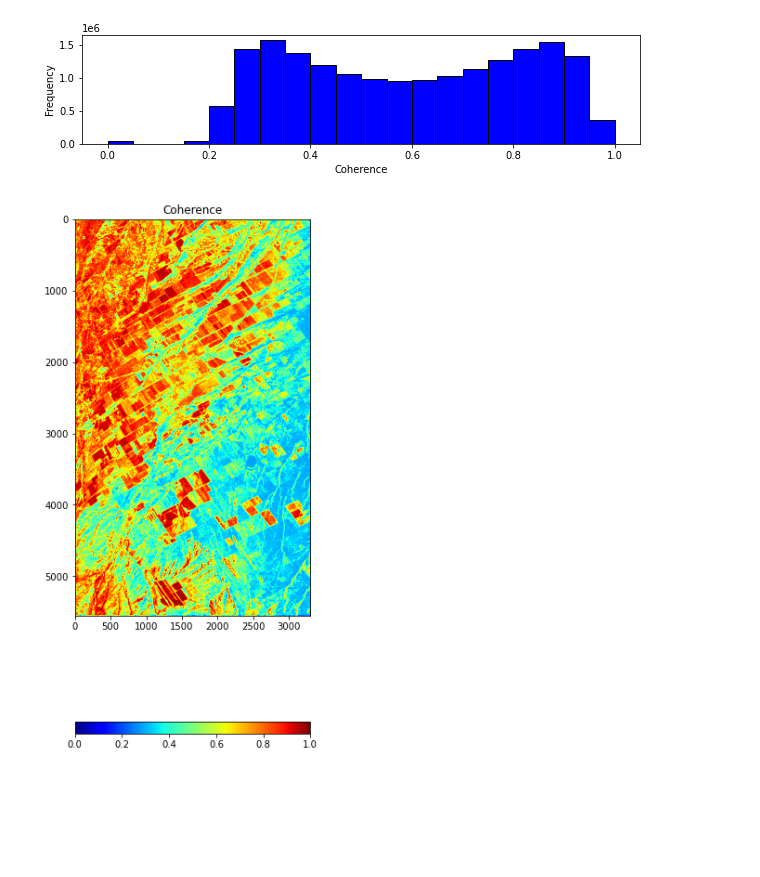
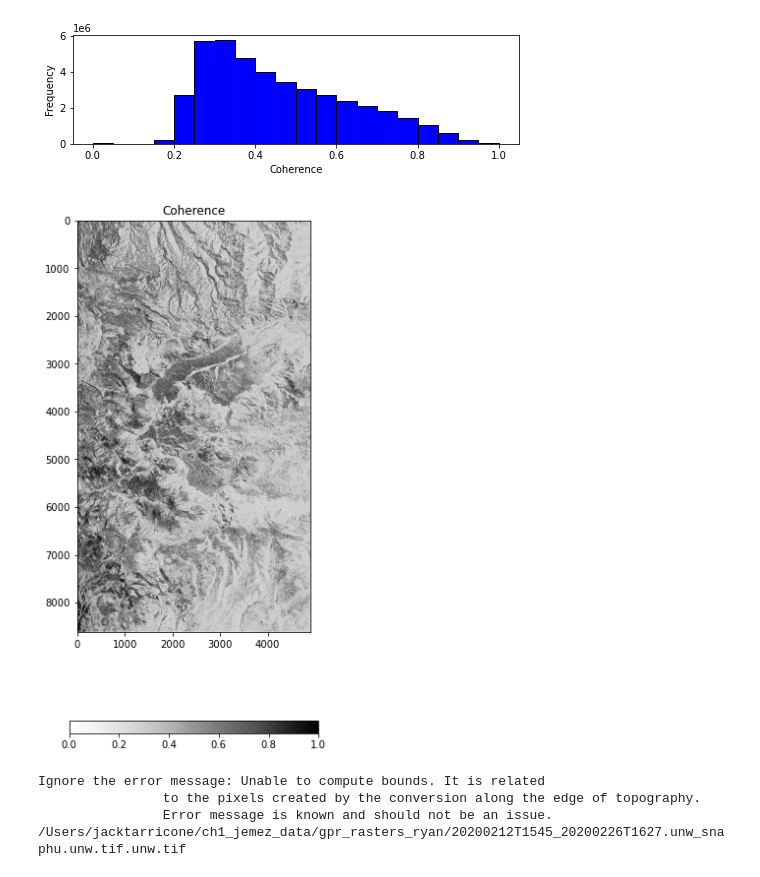
Before and after one commit to jacktarricone/jemez_zenodo, a Jupyter notebook: jemez_geoloc_coherence_unw.ipynb, the cells around one changed output. Cells and saved outputs as stored; diff of their text form; code cells hidden in the pictures; blank space fills up the shorter version.

```diff
--- a/jemez_geoloc_coherence_unw.ipynb
+++ b/jemez_geoloc_coherence_unw.ipynb
@@ -11,13 +14,14 @@ import uavsar_pytools
 # Files from ISCE (Radar coordinates)
 
 # read in the unwrapped phase (unw)
-ds = gdal.Open("/Users/jacktarricone/jemez_isce/igrams/20200212T1545_20200226T1627/20200212T1545_20200226T1627.unw_snaphu.unw", gdal.GA_ReadOnly)
+unw_path = '/Users/jacktarricone/jemez_isce/igrams/20200212T1545_20200226T1627/20200212T1545_20200226T1627.unw_snaphu.unw.vrt'
+ds = gdal.Open(unw_path, gdal.GA_ReadOnly)
 unw = ds.GetRasterBand(2).ReadAsArray() # grab second layer
 ds = None
 
-# reading the connected component file
+# read in connected componets
 ds = gdal.Open("/Users/jacktarricone/jemez_isce/igrams/20200212T1545_20200226T1627/20200212T1545_20200226T1627.unw_snaphu.unw.conncomp", gdal.GA_ReadOnly)
-connected_components = ds.GetRasterBand(1).ReadAsArray()
+conncomp = ds.GetRasterBand(1).ReadAsArray() # grab second layer
 ds = None
 
 # wrwapped interferogram
@@ -26,7 +30,7 @@ ds = gdal.Open(igram_path, gdal.GA_ReadOnly)
 igram = ds.GetRasterBand(1).ReadAsArray()
 ds = None
 
-cor_path = '/Users/jacktarricone/jemez_isce/igrams/20200212T1545_20200226T1627/20200212T1545_20200226T1627.coh'
+cor_path = '/Users/jacktarricone/jemez_isce/igrams/20200212T1545_20200226T1627/20200212T1545_20200226T1627.coh.vrt'
 ds = gdal.Open(cor_path, gdal.GA_ReadOnly)
 cor = ds.GetRasterBand(1).ReadAsArray()
 ds = None
@@ -67,26 +71,19 @@ connected_components = None
 # %%
 ## Coherence plots
 
-# Plots
-# Histogram plots
-fig = plt.figure(figsize=(10, 2))
+# plot historgram
+fig = plt.figure(figsize=(8, 2))
 
 ax = fig.add_subplot(1,1,1)
-cax = ax.hist(coh.ravel(), bins=20, range=(0.0, 1.0), fc='b', ec='k')
+cax = ax.hist(cor.ravel(), bins=20, range=(0.0, 1.0), fc='b', ec='k')
 plt.xlabel('Coherence'); plt.ylabel('Frequency')
 
-fig = plt.figure(figsize=(10, 14))
+fig = plt.figure(figsize=(10, 11))
 ax = fig.add_subplot(1,2,1)
-cax = ax.imshow(coh, vmin = 0 , vmax = 1.0, cmap = 'jet')
+cax = ax.imshow(cor, vmin = 0 , vmax = 1.0, cmap = 'Greys')
 ax.set_title("Coherence")
 #ax.set_axis_off()
 cbar = fig.colorbar(cax,orientation='horizontal')
-
-#ax = fig.add_subplot(1,2,2)
-#cax = ax.imshow(wmask, vmin = 0 , vmax = 1.0, cmap = 'Greys')
-#ax.set_title("Coherence Mask")
-#ax.set_axis_off()
-#cbar = fig.colorbar(cax,orientation='horizontal')
 # %% [output]
-[figure, old version]
+[figure, new version]
-[figure, old version]
+[figure, new version]
@@ -92,0 +104,9 @@ cbar = fig.colorbar(cax,orientation='horizontal')
+# %%
+# run geolocate function
+geolocated_data = geolocate_uavsar(in_fp = in_fp, ann_fp = ann_fp, out_dir = out_dir, llh_fp = llh_fp)
+print(geolocated_data[0])
+# %% [output]
+Ignore the error message: Unable to compute bounds. It is related
+                to the pixels created by the conversion along the edge of topography.
+                Error message is known and should not be an issue.
+/Users/jacktarricone/ch1_jemez_data/gpr_rasters_ryan/20200212T1545_20200226T1627.unw_snaphu.unw.tif.unw.tif
```
Also changed, not shown: parts of 7 cells of this notebook.
